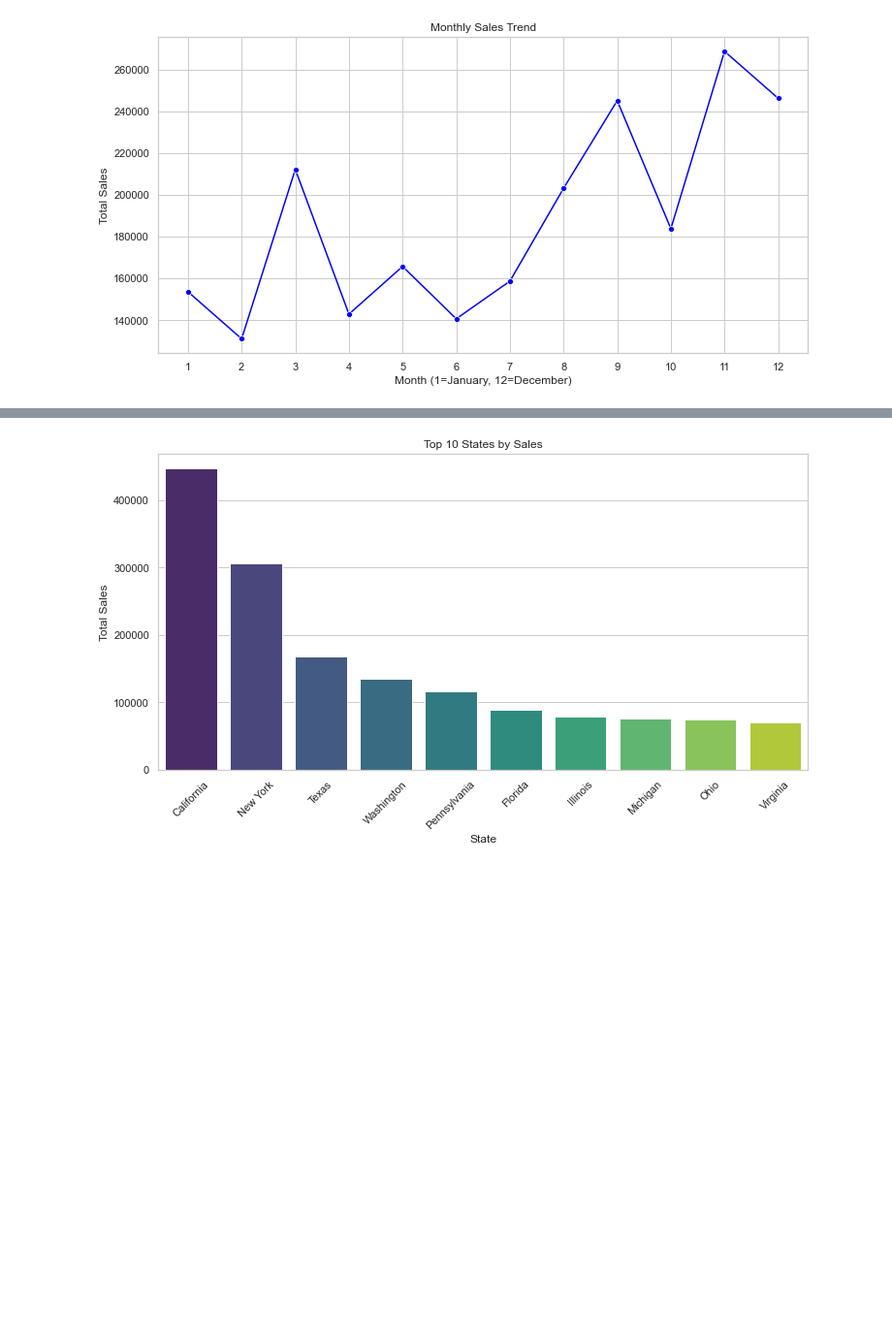
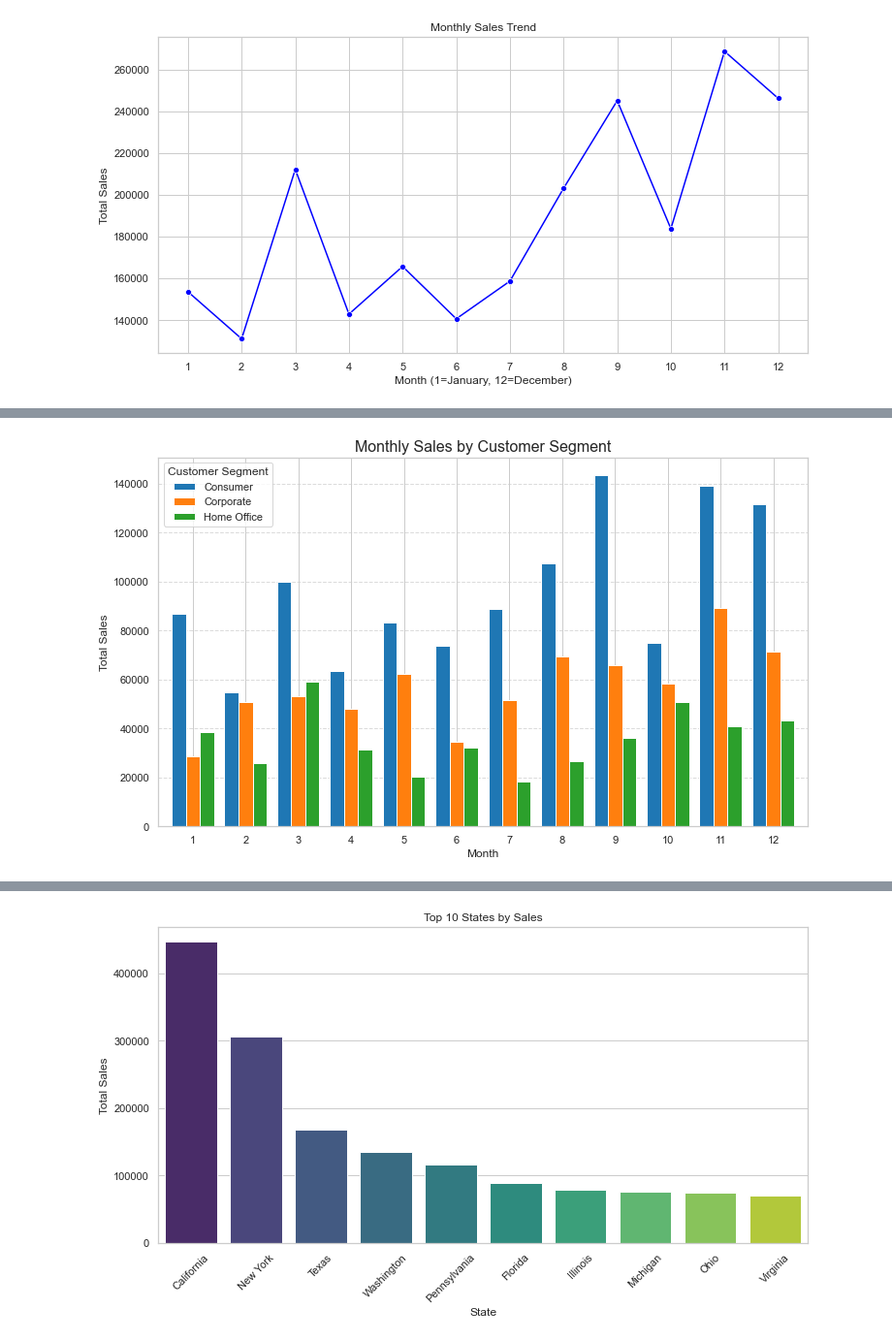
Before and after one commit to RosarioAruldoss/superstore-sales-dashboard, a Jupyter notebook: superstore_sales_dashboard.ipynb, the cells around one changed output, grey strips where cells are left out. Shown: that part at 97% size. Cells and saved outputs as stored; diff of their text form; code cells hidden in the pictures; blank space fills up the shorter version.

```diff
--- a/superstore_sales_dashboard.ipynb
+++ b/superstore_sales_dashboard.ipynb
@@ -297,0 +310,28 @@ ValueError: Could not interpret value `Discount` for parameter `x`
+# %%
+# Validating MONTHLY SALES AND CUSTOMER SEGMENTATION
+
+# Ensure datetime format
+df['Order Date'] = pd.to_datetime(df['Order Date'])
+
+# Extract Month
+df['Month'] = df['Order Date'].dt.month
+
+# Group by Month and Customer Segment
+monthly_segment_sales = df.groupby(['Month', 'Segment'])['Sales'].sum().reset_index()
+
+# Pivot data to have Segment as columns
+pivot_data = monthly_segment_sales.pivot(index='Month', columns='Segment', values='Sales').fillna(0)
+
+# Plot grouped bar chart
+pivot_data.plot(kind='bar', figsize=(12,7), width=0.8, color=['#1f77b4', '#ff7f0e', '#2ca02c'])  # colors can be customized
+
+plt.title('Monthly Sales by Customer Segment', fontsize=16)
+plt.xlabel('Month', fontsize=12)
+plt.ylabel('Total Sales', fontsize=12)
+plt.xticks(rotation=0)
+plt.legend(title='Customer Segment')
+plt.grid(axis='y', linestyle='--', alpha=0.7)
+
+plt.show()
+# %% [output]
+[figure, added]
```
Also changed, not shown: parts of 36 cells of this notebook.
